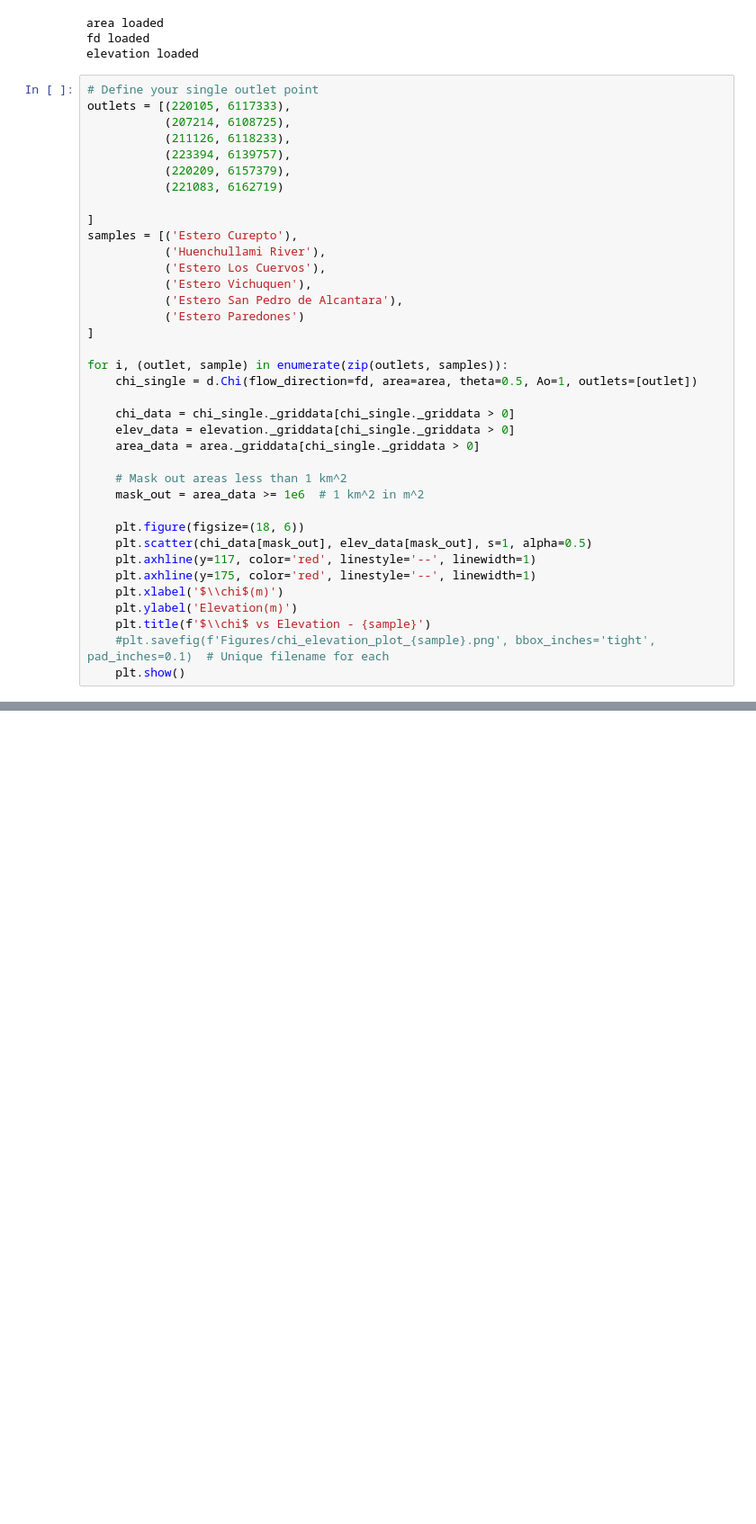
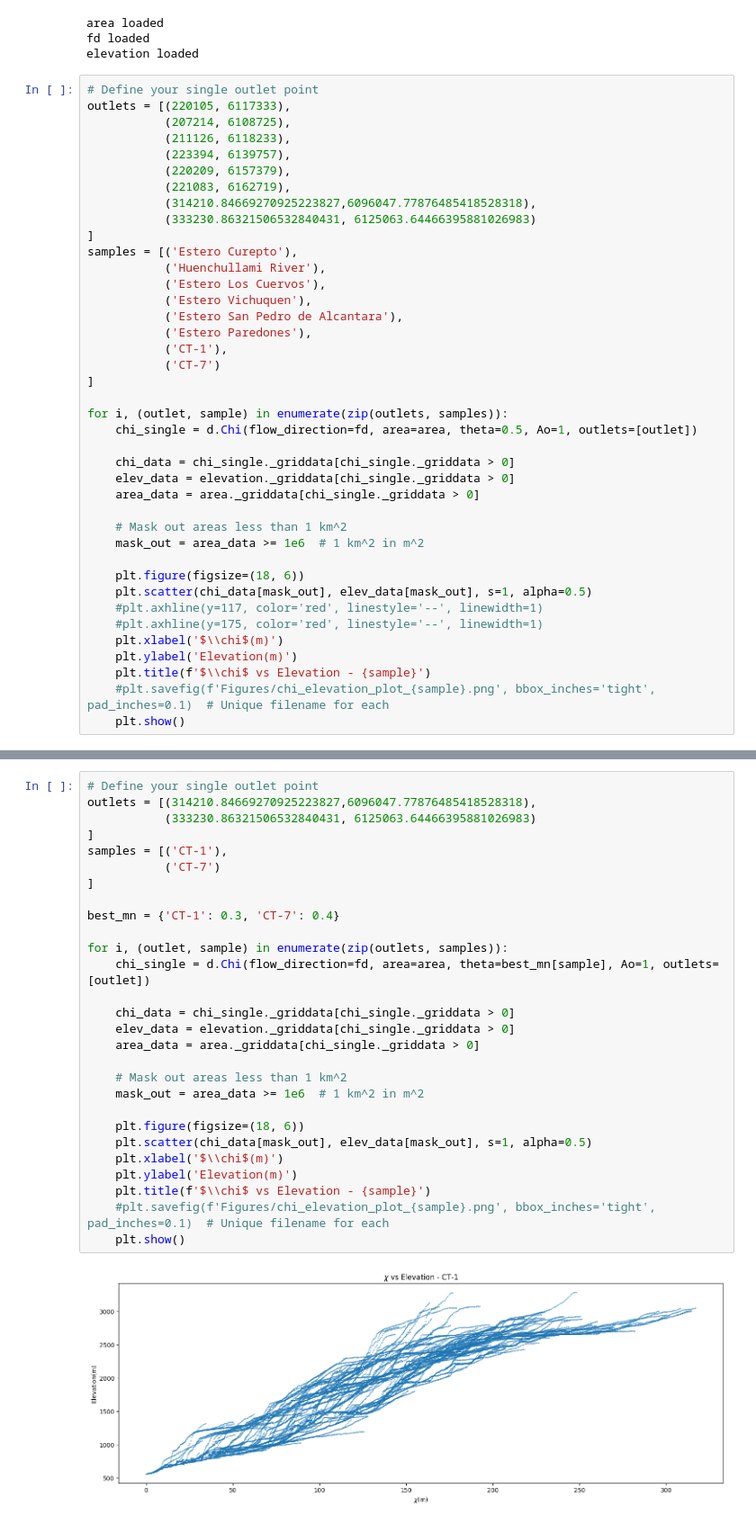
Before and after one commit to GrantPLong/MataquitoWatershedAnalysis, a Jupyter notebook: Mataquito/notebooks/08_river_profile_analysis.ipynb, the cells around one changed output, grey strips where cells are left out. Shown at 90% size. Saved outputs shown, nothing was run; the diff lists cells and outputs as text; blank space fills up the shorter version.

```diff
--- a/Mataquito/notebooks/08_river_profile_analysis.ipynb
+++ b/Mataquito/notebooks/08_river_profile_analysis.ipynb
@@ -51,15 +51,18 @@ outlets = [(220105, 6117333),
            (211126, 6118233),
            (223394, 6139757),
            (220209, 6157379),
-           (221083, 6162719)
-
+           (221083, 6162719),
+           (314210.84669270925223827,6096047.77876485418528318),
+           (333230.86321506532840431, 6125063.64466395881026983)
 ]
 samples = [('Estero Curepto'),
            ('Huenchullami River'),
            ('Estero Los Cuervos'),
            ('Estero Vichuquen'),
            ('Estero San Pedro de Alcantara'),
-           ('Estero Paredones')
+           ('Estero Paredones'),
+           ('CT-1'),
+           ('CT-7')
 ]
 
 for i, (outlet, sample) in enumerate(zip(outlets, samples)):
@@ -74,8 +77,8 @@ for i, (outlet, sample) in enumerate(zip(outlets, samples)):
 
     plt.figure(figsize=(18, 6))
     plt.scatter(chi_data[mask_out], elev_data[mask_out], s=1, alpha=0.5)
-    plt.axhline(y=117, color='red', linestyle='--', linewidth=1)
-    plt.axhline(y=175, color='red', linestyle='--', linewidth=1)
+    #plt.axhline(y=117, color='red', linestyle='--', linewidth=1)
+    #plt.axhline(y=175, color='red', linestyle='--', linewidth=1)
     plt.xlabel('$\\chi$(m)')
     plt.ylabel('Elevation(m)')
     plt.title(f'$\\chi$ vs Elevation - {sample}')
@@ -90,0 +87,30 @@ for i, (outlet, sample) in enumerate(zip(outlets, samples)):
+# %%
+# Define your single outlet point
+outlets = [(314210.84669270925223827,6096047.77876485418528318),
+           (333230.86321506532840431, 6125063.64466395881026983)
+]
+samples = [('CT-1'),
+           ('CT-7')
+]
+
+best_mn = {'CT-1': 0.3, 'CT-7': 0.4}
+
+for i, (outlet, sample) in enumerate(zip(outlets, samples)):
+    chi_single = d.Chi(flow_direction=fd, area=area, theta=best_mn[sample], Ao=1, outlets=[outlet])
+
+    chi_data = chi_single._griddata[chi_single._griddata > 0]
+    elev_data = elevation._griddata[chi_single._griddata > 0]
+    area_data = area._griddata[chi_single._griddata > 0]
+
+    # Mask out areas less than 1 km^2
+    mask_out = area_data >= 1e6  # 1 km^2 in m^2
+
+    plt.figure(figsize=(18, 6))
+    plt.scatter(chi_data[mask_out], elev_data[mask_out], s=1, alpha=0.5)
+    plt.xlabel('$\\chi$(m)')
+    plt.ylabel('Elevation(m)')
+    plt.title(f'$\\chi$ vs Elevation - {sample}')
+    #plt.savefig(f'Figures/chi_elevation_plot_{sample}.png', bbox_inches='tight', pad_inches=0.1)  # Unique filename for each
+    plt.show()
+# %% [output]
+[figure, added]
```
Also changed, not shown: parts of 4 cells of this notebook, 8 other files.
